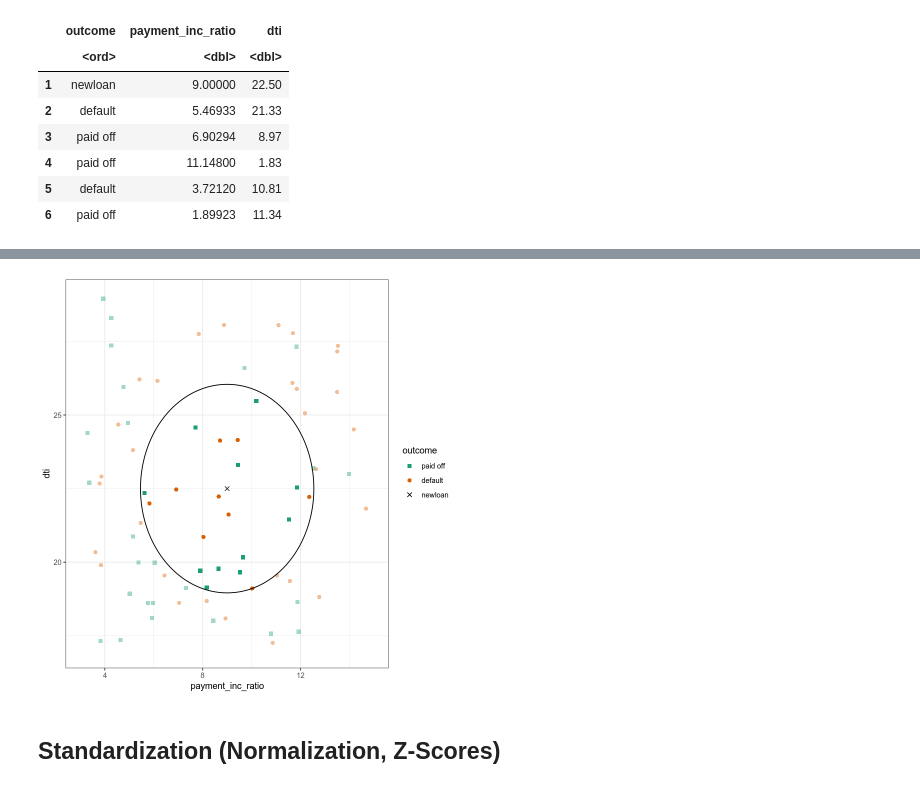
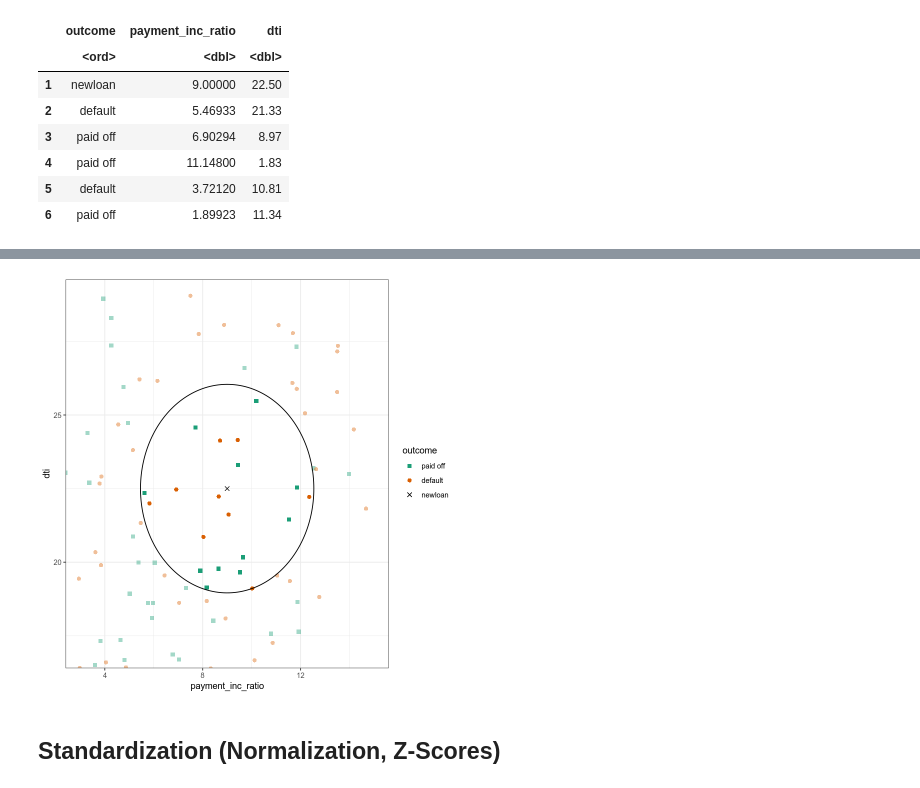
Before and after one commit to gedeck/practical-statistics-for-data-scientists, a Jupyter notebook: R/notebooks/Chapter 6 - Statistical Machine Learning.ipynb, the cells around one changed output, grey strips where cells are left out. Saved outputs shown, nothing was run; the diff lists cells and outputs as text; code cells hidden in the pictures.

```diff
--- a/R/notebooks/Chapter 6 - Statistical Machine Learning.ipynb
+++ b/R/notebooks/Chapter 6 - Statistical Machine Learning.ipynb
@@ -118,8 +118,7 @@ graph <- ggplot(data=loan200_df, aes(x=payment_inc_ratio, y=dti, color=outcome))
   scale_shape_manual(values=c(15, 16, 4)) +
   scale_color_manual(values = c("paid off"="#1b9e77", "default"="#d95f02", "newloan"='black')) +
   geom_path(data=circle_df, aes(x=x, y=y), color='black') +
-  xlim(3, 15) +
-  ylim(17, 29) +
+  coord_cartesian(xlim=c(3, 15), ylim=c(17, 29)) +
   theme_bw()
 graph
 # %% [output]
@@ -128,4 +125,4 @@ Warning message:
-[figure, old version]
+[figure, new version]
 # %% [markdown]
 ## Standardization (Normalization, Z-Scores)
 # %%
```
Also changed, not shown: parts of 17 cells of this notebook, 30 other files.
